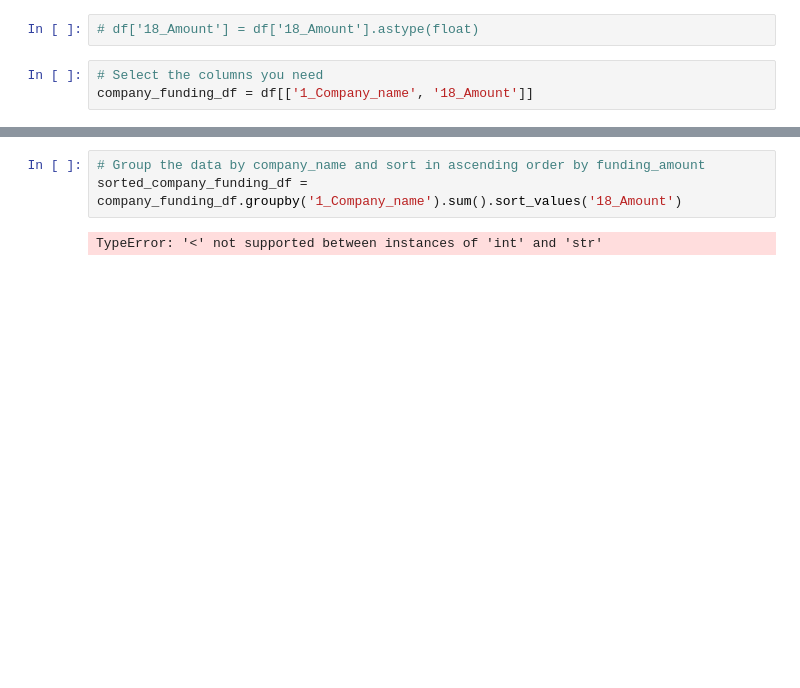
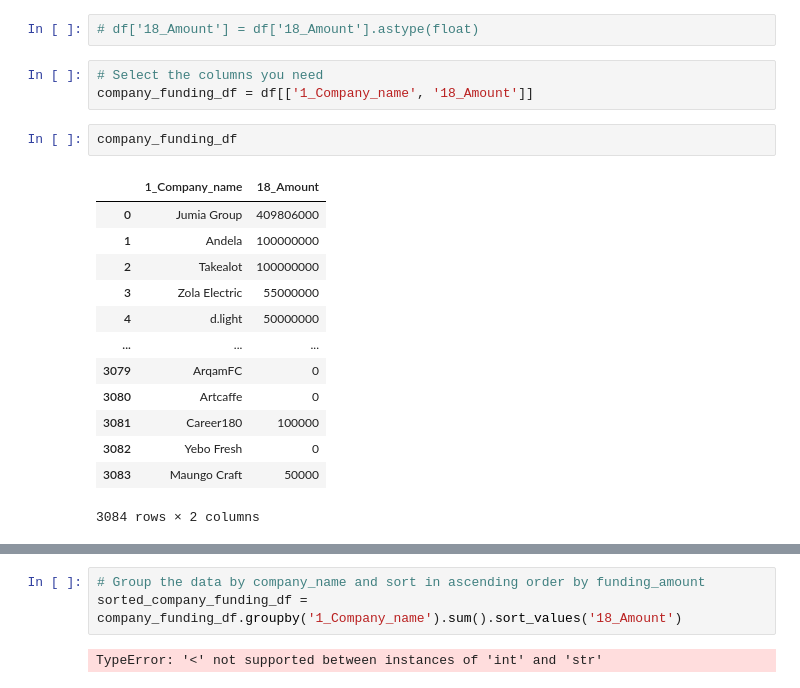
Before and after one commit to masete/Digest-Africa, a Jupyter notebook: Initial model/company.ipynb, the cells around one changed output, grey strips where cells are left out. Cells and saved outputs as stored; diff of their text form; blank space fills up the shorter version.

```diff
--- a/Initial model/company.ipynb
+++ b/Initial model/company.ipynb
@@ -594,3 +594,19 @@ df['18_Amount'] = df['18_Amount'].replace('-', '0')
 # %%
 # Select the columns you need
 company_funding_df = df[['1_Company_name', '18_Amount']]
+# %%
+company_funding_df
+# %% [output]
+|  | 1_Company_name | 18_Amount |
+| 0 | Jumia Group | 409806000 |
+| 1 | Andela | 100000000 |
+| 2 | Takealot | 100000000 |
+| 3 | Zola Electric | 55000000 |
+| 4 | d.light | 50000000 |
+| ... | ... | ... |
+| 3079 | ArqamFC | 0 |
+| 3080 | Artcaffe | 0 |
+| 3081 | Career180 | 100000 |
+| 3082 | Yebo Fresh | 0 |
+| 3083 | Maungo Craft | 50000 |
+3084 rows × 2 columns
```
Also changed, not shown: parts of 4 cells of this notebook.
